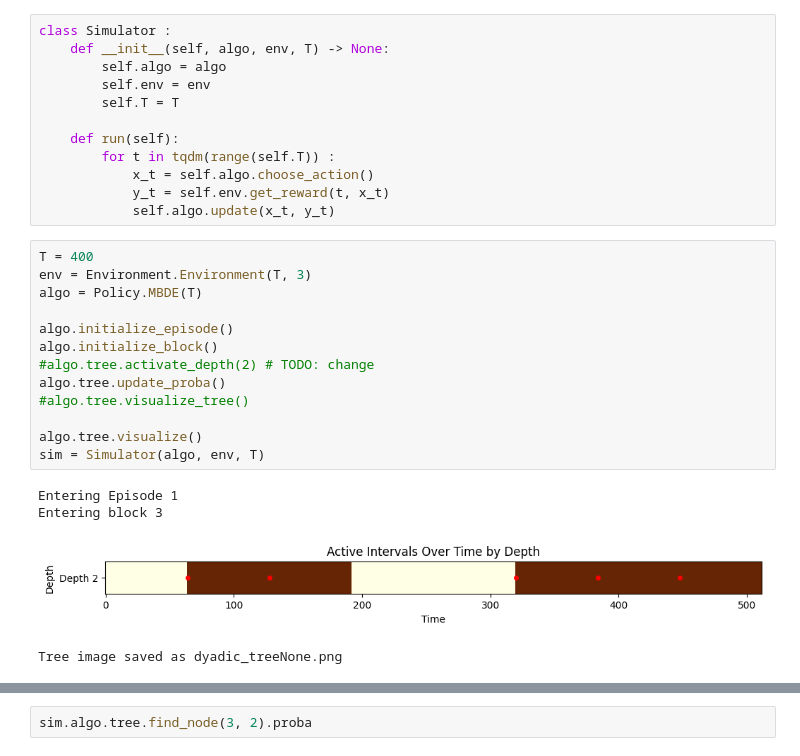
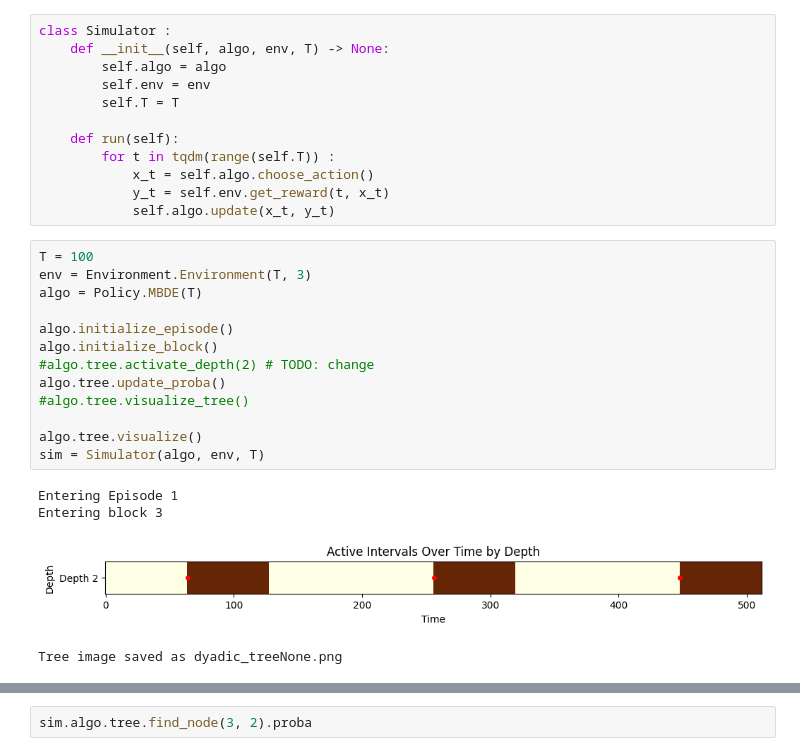
Before and after one commit to nguyenicolas/NS_Lipschitz_Bandits, a Jupyter notebook: main.ipynb, the cells around one changed output, grey strips where cells are left out. Cells and saved outputs as stored; diff of their text form.

```diff
--- a/main.ipynb
+++ b/main.ipynb
@@ -26,22 +26,22 @@ class Simulator :
             y_t = self.env.get_reward(t, x_t)
             self.algo.update(x_t, y_t)
 # %%
-T = 400
+T = 100
 env = Environment.Environment(T, 3)
 algo = Policy.MBDE(T)
 
 algo.initialize_episode()
 algo.initialize_block()
 #algo.tree.activate_depth(2) # TODO: change
 algo.tree.update_proba()
 #algo.tree.visualize_tree()
 
 algo.tree.visualize()
 sim = Simulator(algo, env, T)
 # %% [output]
 Entering Episode 1
 Entering block 3
-[figure, old version]
+[figure, new version]
 Tree image saved as dyadic_treeNone.png
 # %%
 sim.run()
```
Also changed, not shown: parts of 1 cell of this notebook, 8 other files.
